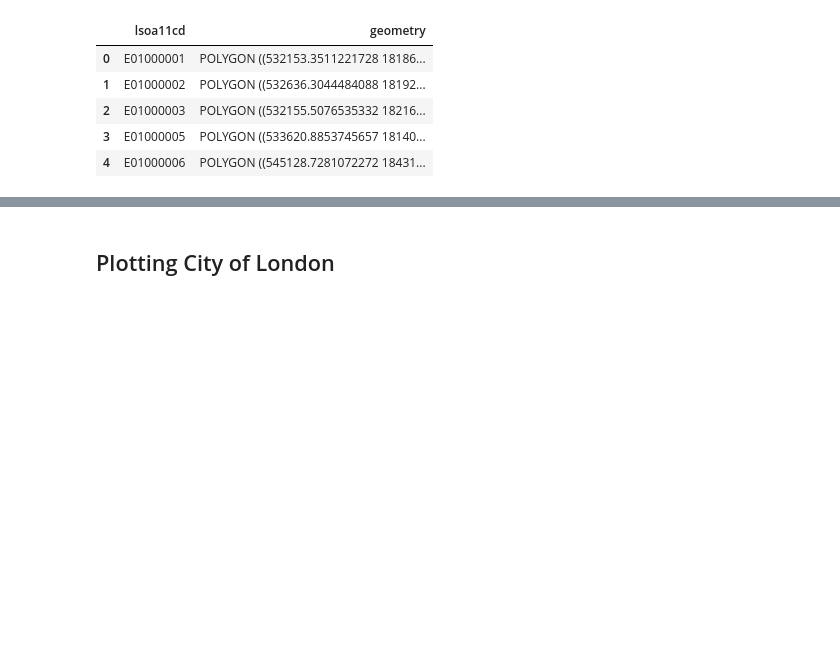
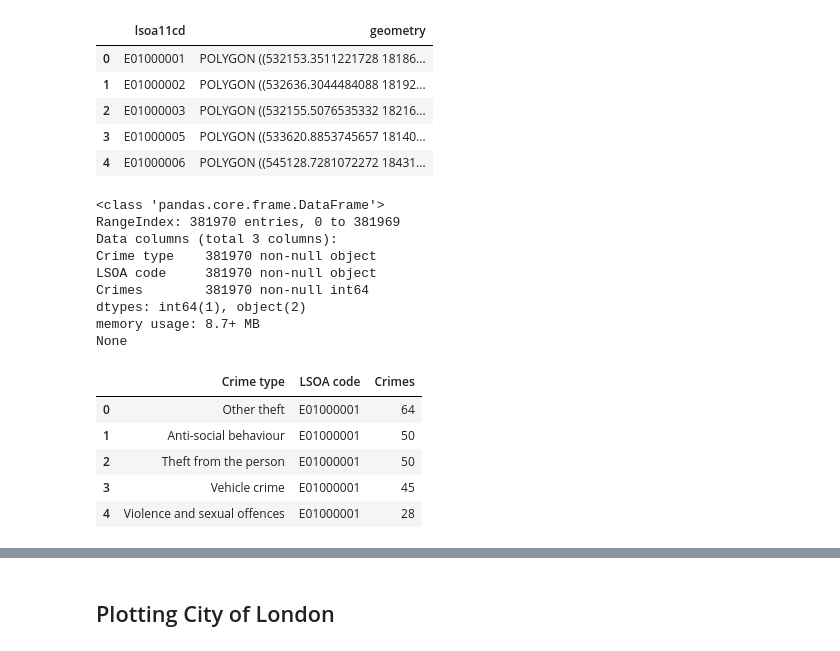
Before and after one commit to jaspajjr/open-data-lsoa, a Jupyter notebook: data-exploration.ipynb, the cells around one changed output, grey strips where cells are left out. Saved outputs shown, nothing was run; the diff lists cells and outputs as text; code cells hidden in the pictures; blank space fills up the shorter version.

```diff
--- a/data-exploration.ipynb
+++ b/data-exploration.ipynb
@@ -183,3 +183,29 @@ None
 | 2 | E01000003 | POLYGON ((532155.5076535332 18216... |
 | 3 | E01000005 | POLYGON ((533620.8853745657 18140... |
 | 4 | E01000006 | POLYGON ((545128.7281072272 18431... |
+# %%
+lsoa_crime_df = df.groupby('LSOA code')['Crime type'] \
+        .value_counts() \
+        .reset_index(level=0) \
+        .rename(columns={'Crime type': 'Crimes'}) \
+    .reset_index()
+
+print(lsoa_crime_df.info())
+
+lsoa_crime_df.head()
+# %% [output]
+<class 'pandas.core.frame.DataFrame'>
+RangeIndex: 381970 entries, 0 to 381969
+Data columns (total 3 columns):
+Crime type    381970 non-null object
+LSOA code     381970 non-null object
+Crimes        381970 non-null int64
+dtypes: int64(1), object(2)
+memory usage: 8.7+ MB
+None
+|  | Crime type | LSOA code | Crimes |
+| 0 | Other theft | E01000001 | 64 |
+| 1 | Anti-social behaviour | E01000001 | 50 |
+| 2 | Theft from the person | E01000001 | 50 |
+| 3 | Vehicle crime | E01000001 | 45 |
+| 4 | Violence and sexual offences | E01000001 | 28 |
```
Also changed, not shown: parts of 7 cells of this notebook, 1 other file.
